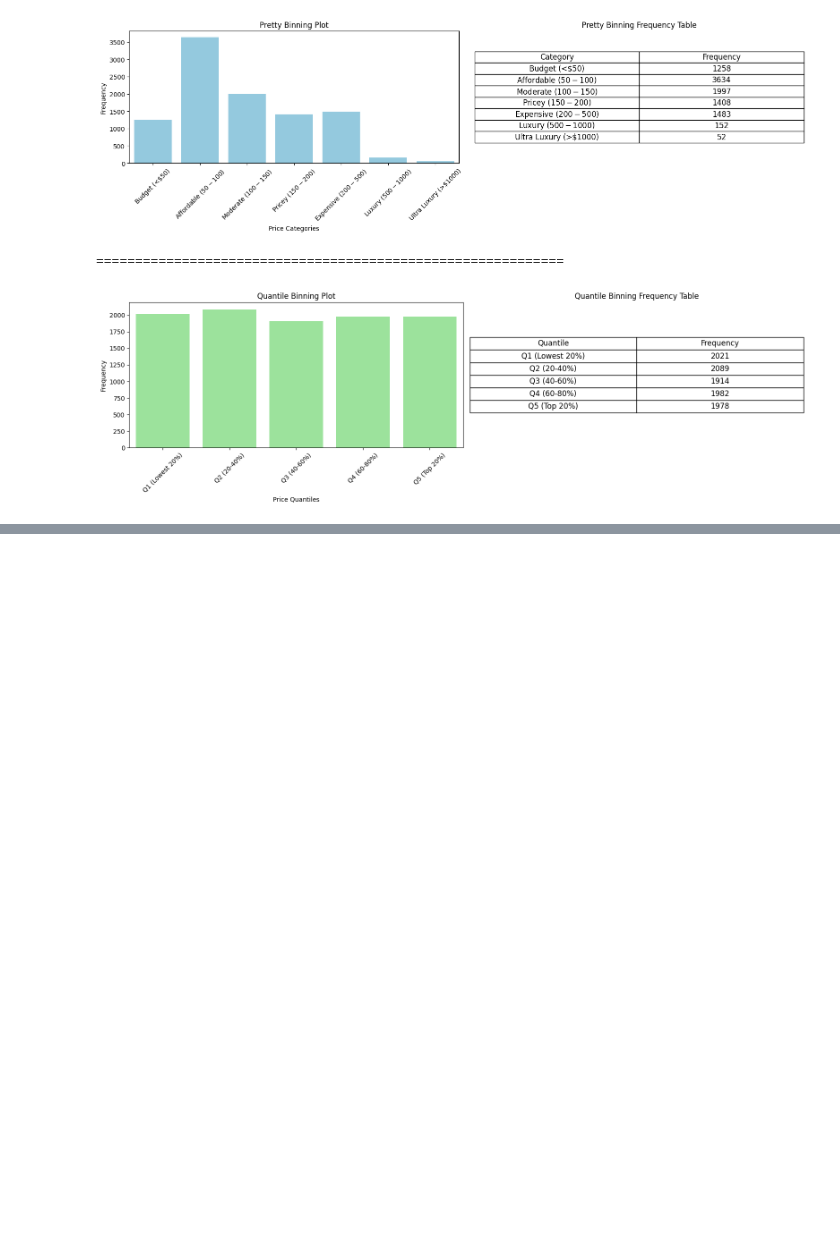
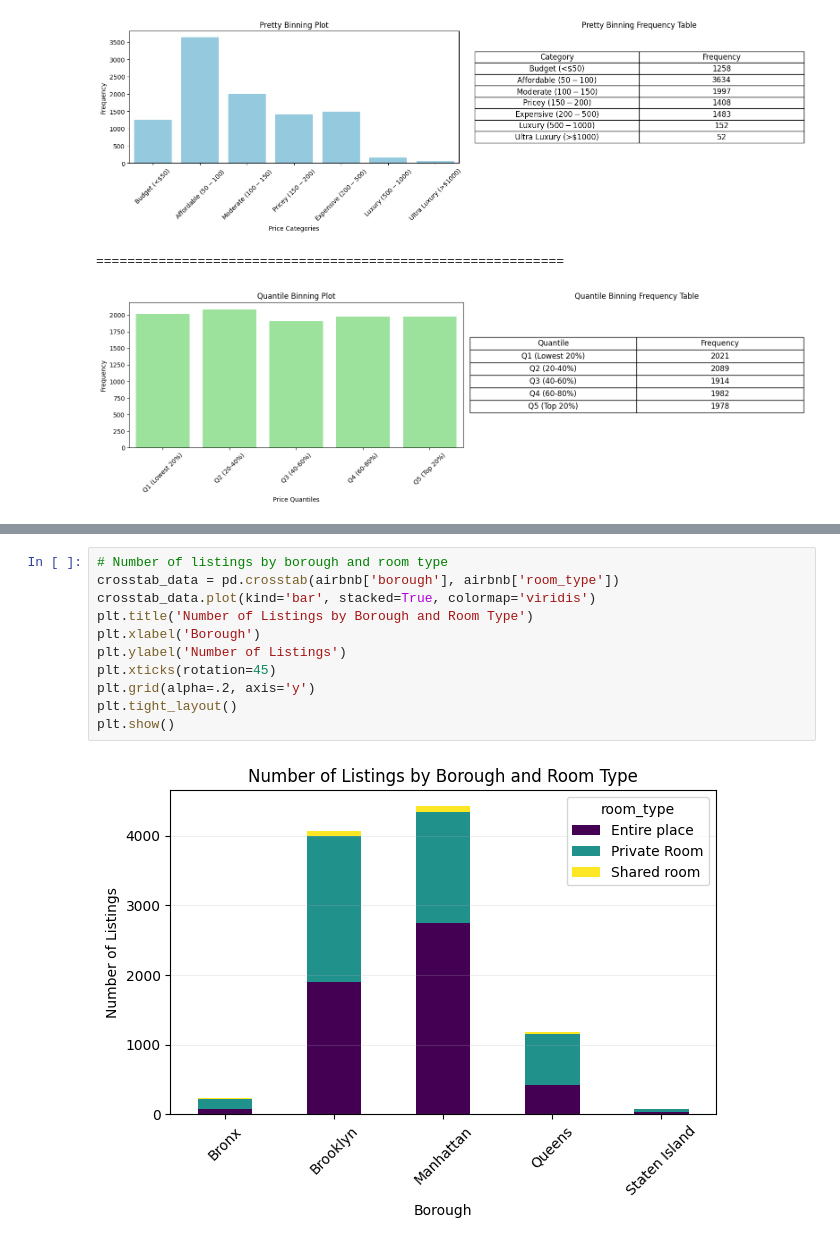
Before and after one commit to 208252/statistics, a Jupyter notebook: Cleaning_Data_in_Python_live_session.ipynb, the cells around one changed output, grey strips where cells are left out. Saved outputs shown, nothing was run; the diff lists cells and outputs as text; blank space fills up the shorter version.

```diff
--- a/Cleaning_Data_in_Python_live_session.ipynb
+++ b/Cleaning_Data_in_Python_live_session.ipynb
@@ -947,0 +959,13 @@ plt.show()
+# %%
+# Number of listings by borough and room type
+crosstab_data = pd.crosstab(airbnb['borough'], airbnb['room_type'])
+crosstab_data.plot(kind='bar', stacked=True, colormap='viridis')
+plt.title('Number of Listings by Borough and Room Type')
+plt.xlabel('Borough')
+plt.ylabel('Number of Listings')
+plt.xticks(rotation=45)
+plt.grid(alpha=.2, axis='y')
+plt.tight_layout()
+plt.show()
+# %% [output]
+[figure, added]
```
Also changed, not shown: parts of 3 cells of this notebook, 1 other file.
